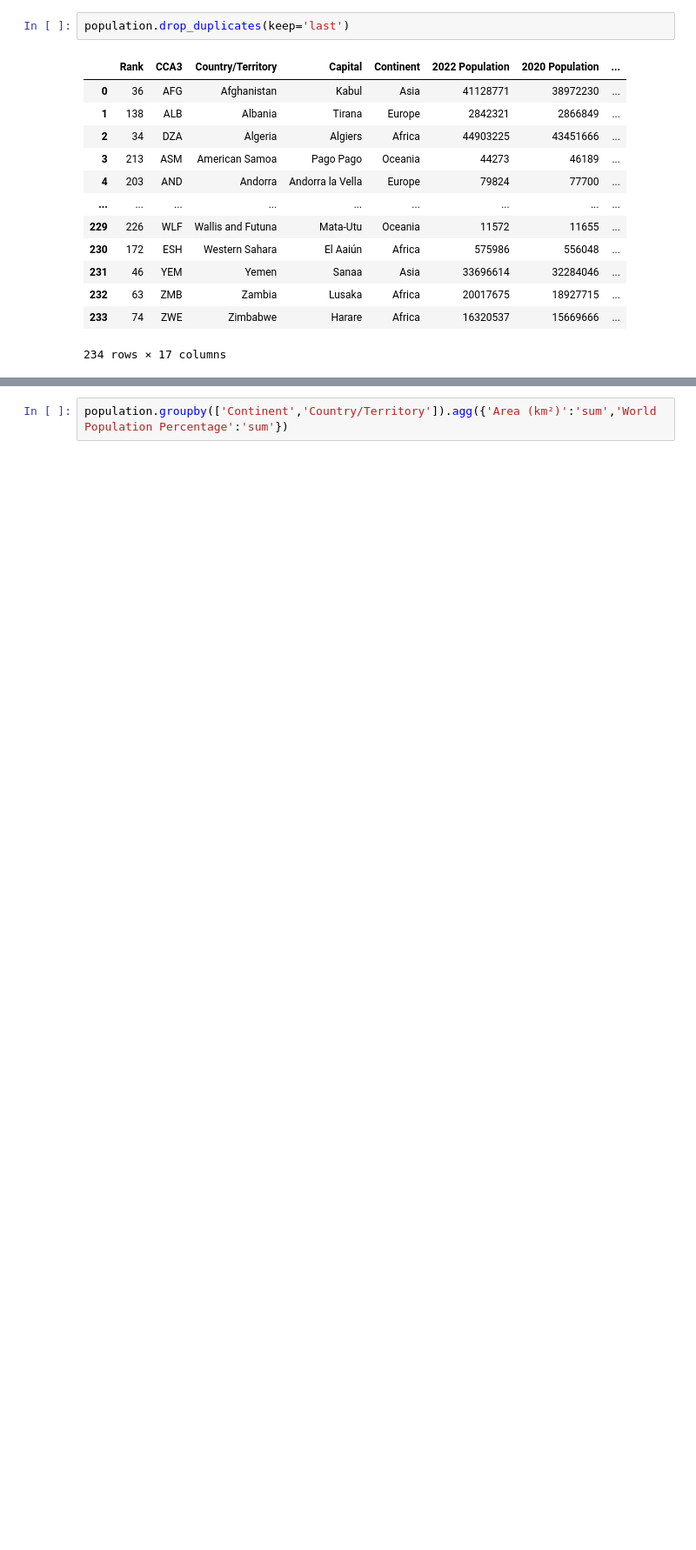
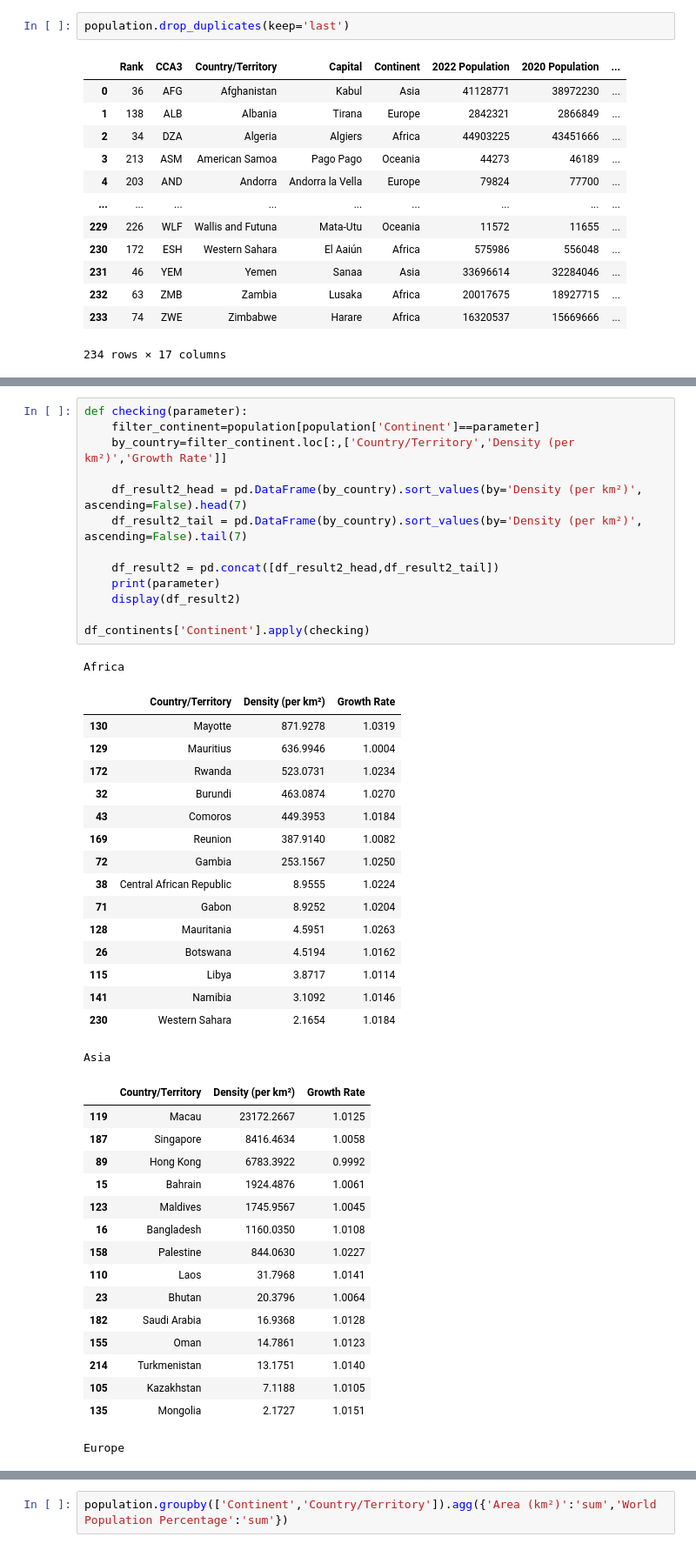
Before and after one commit to PablomxH/Population-Data-Analysis-Using-Python, a Jupyter notebook: analysis.ipynb, the cells around one changed output, grey strips where cells are left out. Shown at 87% size. Drawn from its saved outputs; the diff is of its cells as text; blank space fills up the shorter version.

Commit message:
Module Comparative, density and growth

```diff
--- a/analysis.ipynb
+++ b/analysis.ipynb
@@ -130,0 +157,47 @@ dtype: int64
+# %%
+def checking(parameter):
+    filter_continent=population[population['Continent']==parameter]
+    by_country=filter_continent.loc[:,['Country/Territory','Density (per km²)','Growth Rate']]
+
+    df_result2_head = pd.DataFrame(by_country).sort_values(by='Density (per km²)', ascending=False).head(7)
+    df_result2_tail = pd.DataFrame(by_country).sort_values(by='Density (per km²)', ascending=False).tail(7)
+
+    df_result2 = pd.concat([df_result2_head,df_result2_tail])
+    print(parameter)
+    display(df_result2)
+
+df_continents['Continent'].apply(checking)
+# %% [output]
+Africa
+|  | Country/Territory | Density (per km²) | Growth Rate |
+| 130 | Mayotte | 871.9278 | 1.0319 |
+| 129 | Mauritius | 636.9946 | 1.0004 |
+| 172 | Rwanda | 523.0731 | 1.0234 |
+| 32 | Burundi | 463.0874 | 1.0270 |
+| 43 | Comoros | 449.3953 | 1.0184 |
+| 169 | Reunion | 387.9140 | 1.0082 |
+| 72 | Gambia | 253.1567 | 1.0250 |
+| 38 | Central African Republic | 8.9555 | 1.0224 |
+| 71 | Gabon | 8.9252 | 1.0204 |
+| 128 | Mauritania | 4.5951 | 1.0263 |
+| 26 | Botswana | 4.5194 | 1.0162 |
+| 115 | Libya | 3.8717 | 1.0114 |
+| 141 | Namibia | 3.1092 | 1.0146 |
+| 230 | Western Sahara | 2.1654 | 1.0184 |
+Asia
+|  | Country/Territory | Density (per km²) | Growth Rate |
+| 119 | Macau | 23172.2667 | 1.0125 |
+| 187 | Singapore | 8416.4634 | 1.0058 |
+| 89 | Hong Kong | 6783.3922 | 0.9992 |
+| 15 | Bahrain | 1924.4876 | 1.0061 |
+| 123 | Maldives | 1745.9567 | 1.0045 |
+| 16 | Bangladesh | 1160.0350 | 1.0108 |
+| 158 | Palestine | 844.0630 | 1.0227 |
+| 110 | Laos | 31.7968 | 1.0141 |
+| 23 | Bhutan | 20.3796 | 1.0064 |
+| 182 | Saudi Arabia | 16.9368 | 1.0128 |
+| 155 | Oman | 14.7861 | 1.0123 |
+| 214 | Turkmenistan | 13.1751 | 1.0140 |
+| 105 | Kazakhstan | 7.1188 | 1.0105 |
+| 135 | Mongolia | 2.1727 | 1.0151 |
+Europe
```
Also changed, not shown: parts of 8 cells of this notebook.
